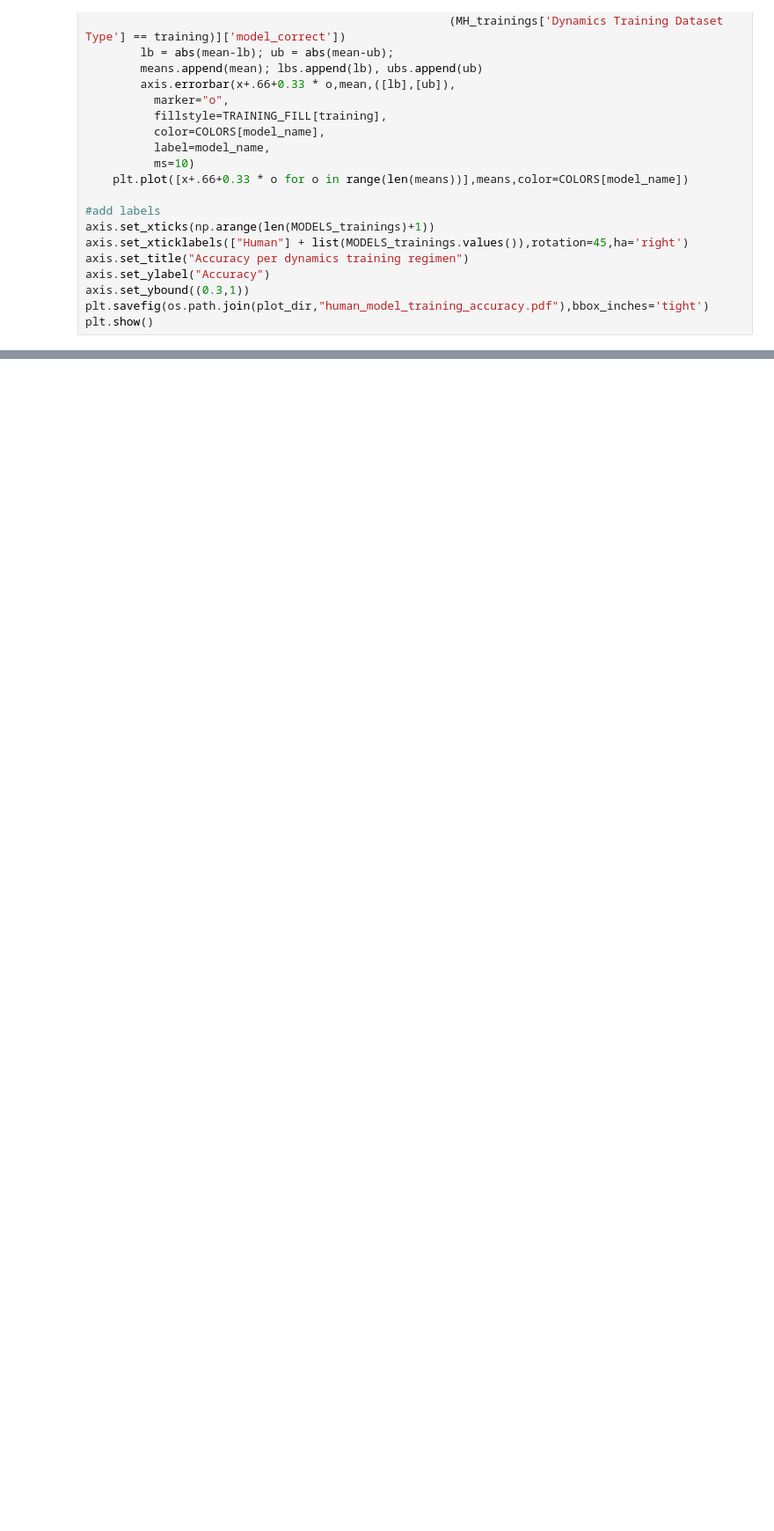
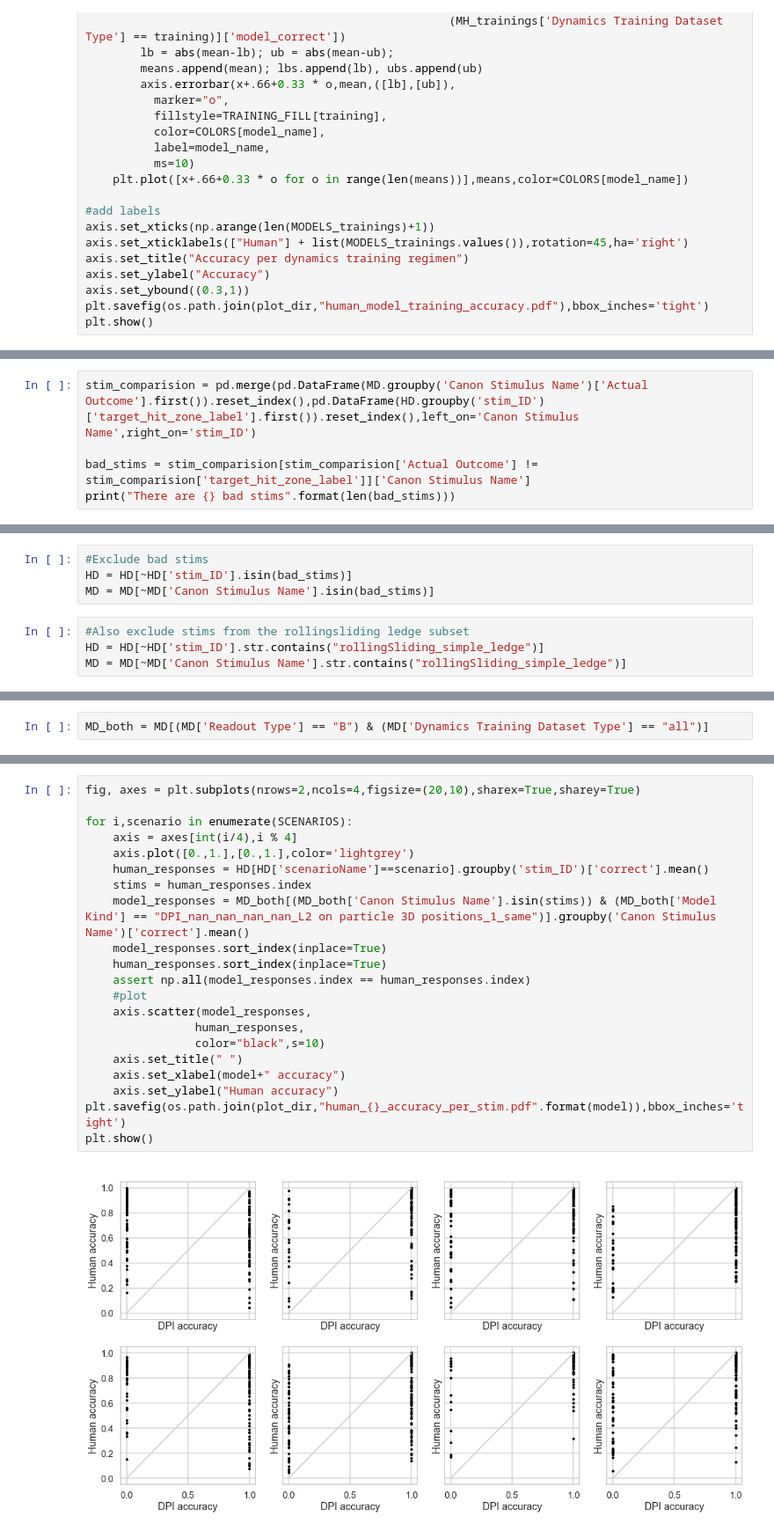
Before and after one commit to cogtoolslab/physics-benchmarking-neurips2021, a Jupyter notebook: analysis/paper_plots.ipynb, the cells around one changed output, grey strips where cells are left out. Shown at 88% size. Cells and saved outputs as stored; diff of their text form; blank space fills up the shorter version.

```diff
--- a/analysis/paper_plots.ipynb
+++ b/analysis/paper_plots.ipynb
@@ -579,0 +681,5 @@ plt.show()
+# %%
+stim_comparision = pd.merge(pd.DataFrame(MD.groupby('Canon Stimulus Name')['Actual Outcome'].first()).reset_index(),pd.DataFrame(HD.groupby('stim_ID')['target_hit_zone_label'].first()).reset_index(),left_on='Canon Stimulus Name',right_on='stim_ID')
+
+bad_stims = stim_comparision[stim_comparision['Actual Outcome'] != stim_comparision['target_hit_zone_label']]['Canon Stimulus Name']
+print("There are {} bad stims".format(len(bad_stims)))
@@ -579,0 +688,8 @@ plt.show()
+# %%
+#Exclude bad stims
+HD = HD[~HD['stim_ID'].isin(bad_stims)]
+MD = MD[~MD['Canon Stimulus Name'].isin(bad_stims)]
+# %%
+#Also exclude stims from the rollingsliding ledge subset
+HD = HD[~HD['stim_ID'].str.contains("rollingSliding_simple_ledge")]
+MD = MD[~MD['Canon Stimulus Name'].str.contains("rollingSliding_simple_ledge")]
@@ -579,0 +713,2 @@ plt.show()
+# %%
+MD_both = MD[(MD['Readout Type'] == "B") & (MD['Dynamics Training Dataset Type'] == "all")]
@@ -579,0 +736,23 @@ plt.show()
+# %%
+fig, axes = plt.subplots(nrows=2,ncols=4,figsize=(20,10),sharex=True,sharey=True)
+
+for i,scenario in enumerate(SCENARIOS):
+    axis = axes[int(i/4),i % 4]
+    axis.plot([0.,1.],[0.,1.],color='lightgrey')
+    human_responses = HD[HD['scenarioName']==scenario].groupby('stim_ID')['correct'].mean()
+    stims = human_responses.index
+    model_responses = MD_both[(MD_both['Canon Stimulus Name'].isin(stims)) & (MD_both['Model Kind'] == "DPI_nan_nan_nan_nan_L2 on particle 3D positions_1_same")].groupby('Canon Stimulus Name')['correct'].mean()
+    model_responses.sort_index(inplace=True)
+    human_responses.sort_index(inplace=True)
+    assert np.all(model_responses.index == human_responses.index)
+    #plot
+    axis.scatter(model_responses,
+                human_responses,
+                color="black",s=10)
+    axis.set_title(" ")
+    axis.set_xlabel(model+" accuracy")
+    axis.set_ylabel("Human accuracy")
+plt.savefig(os.path.join(plot_dir,"human_{}_accuracy_per_stim.pdf".format(model)),bbox_inches='tight')
+plt.show()
+# %% [output]
+[figure, added]
```
Also changed, not shown: parts of 25 cells of this notebook.
